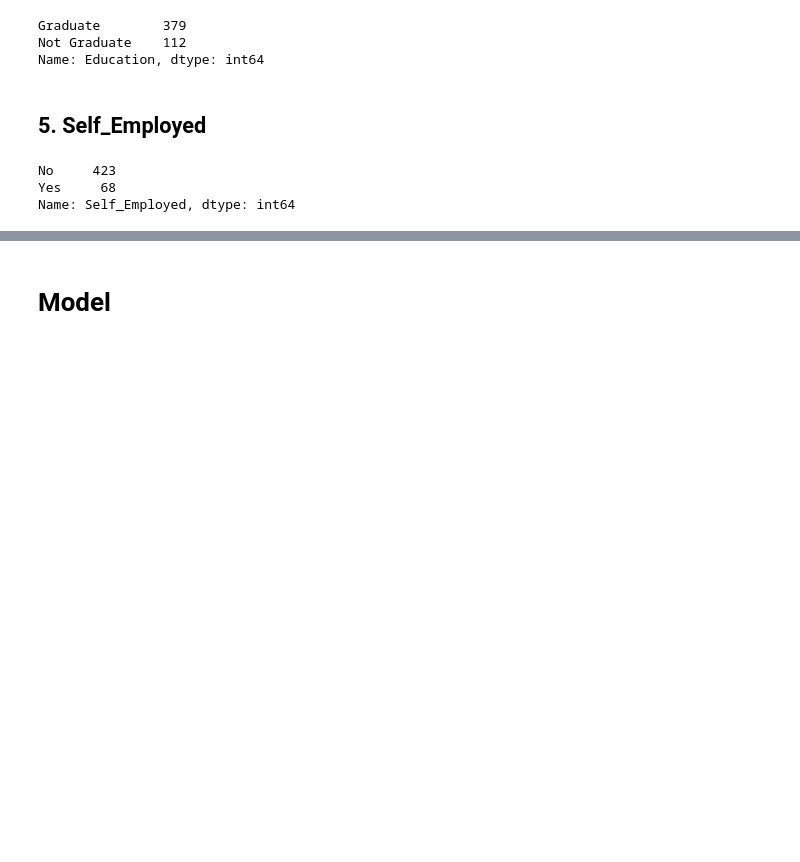
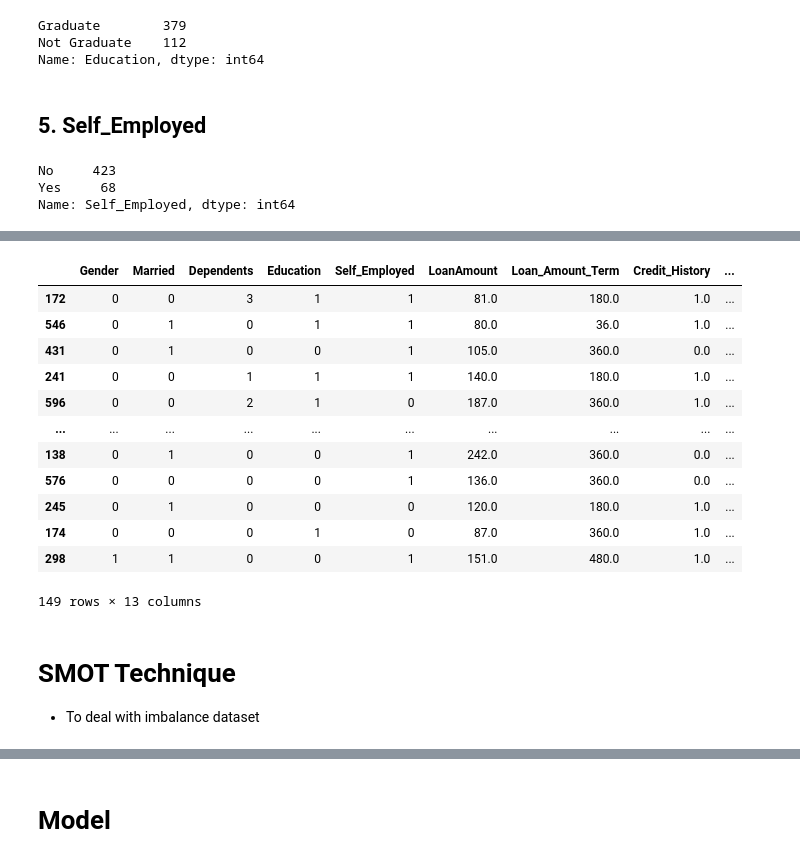
Before and after one commit to margin01001/Loan-Eligibility, a Jupyter notebook: Preprocessing-And-Model-Building.ipynb, the cells around one changed output, grey strips where cells are left out. Drawn from its saved outputs; the diff is of its cells as text; code cells hidden in the pictures; blank space fills up the shorter version.

```diff
--- a/Preprocessing-And-Model-Building.ipynb
+++ b/Preprocessing-And-Model-Building.ipynb
@@ -231,0 +278,16 @@ X_train
+# %%
+X_train.join(y_train)[X_train.join(y_train)['Loan_Status'] == 'N']
+# %% [output]
+|  | Gender | Married | Dependents | Education | Self_Employed | LoanAmount | Loan_Amount_Term | Credit_History | ... |
+| 172 | 0 | 0 | 3 | 1 | 1 | 81.0 | 180.0 | 1.0 | ... |
+| 546 | 0 | 1 | 0 | 1 | 1 | 80.0 | 36.0 | 1.0 | ... |
+| 431 | 0 | 1 | 0 | 0 | 1 | 105.0 | 360.0 | 0.0 | ... |
+| 241 | 0 | 0 | 1 | 1 | 1 | 140.0 | 180.0 | 1.0 | ... |
+| 596 | 0 | 0 | 2 | 1 | 0 | 187.0 | 360.0 | 1.0 | ... |
+| ... | ... | ... | ... | ... | ... | ... | ... | ... | ... |
+| 138 | 0 | 1 | 0 | 0 | 1 | 242.0 | 360.0 | 0.0 | ... |
+| 576 | 0 | 0 | 0 | 0 | 1 | 136.0 | 360.0 | 0.0 | ... |
+| 245 | 0 | 1 | 0 | 0 | 0 | 120.0 | 180.0 | 1.0 | ... |
+| 174 | 0 | 0 | 0 | 1 | 0 | 87.0 | 360.0 | 1.0 | ... |
+| 298 | 1 | 1 | 0 | 0 | 1 | 151.0 | 480.0 | 1.0 | ... |
+149 rows × 13 columns
@@ -231,0 +296,3 @@ X_train
+# %% [markdown]
+# SMOT Technique
+- To deal with imbalance dataset
```
Also changed, not shown: parts of 48 cells of this notebook, 11 other files.
